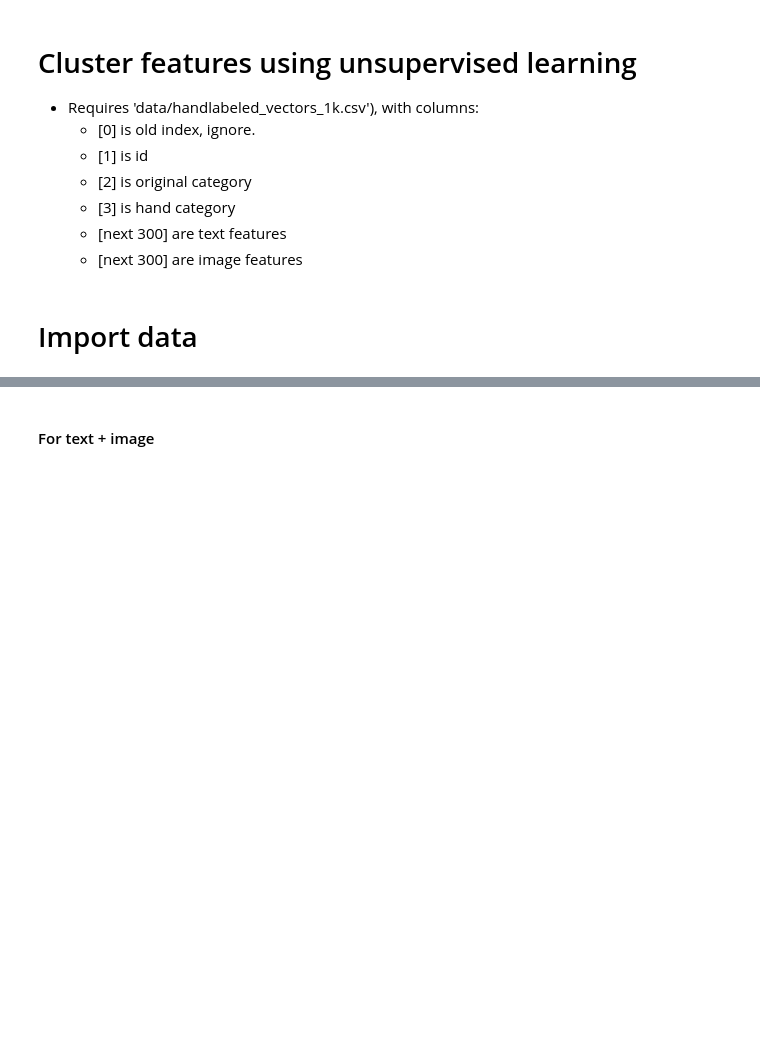
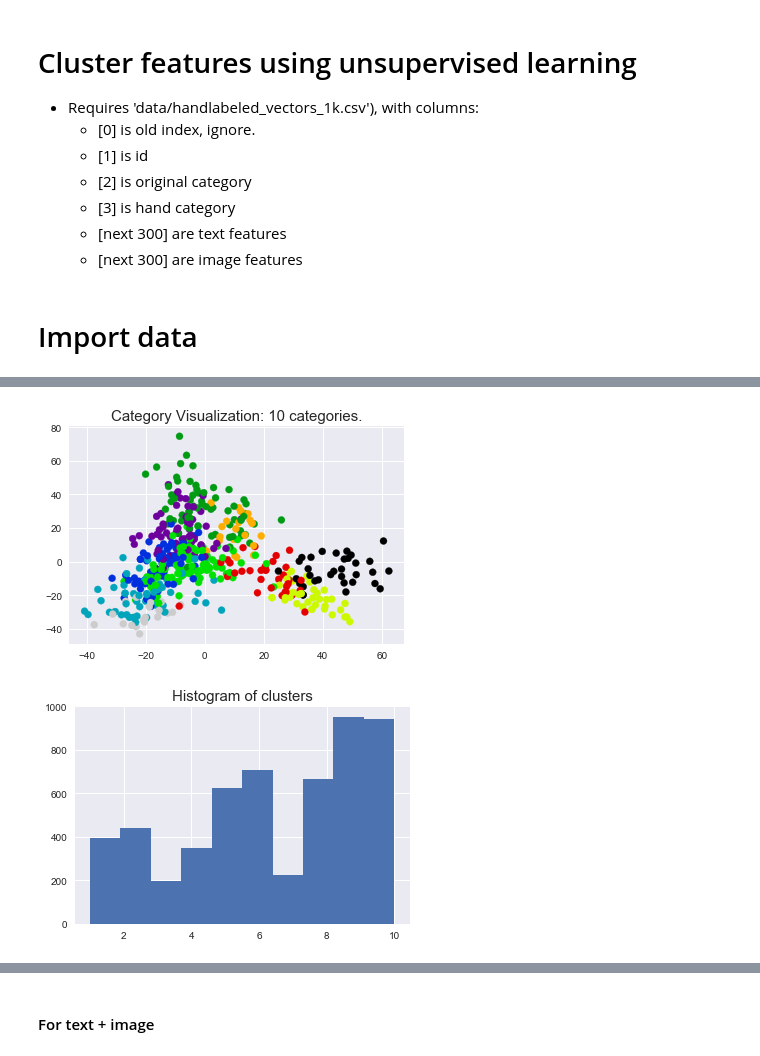
Before and after one commit to janelleszary/intuiShop, a Jupyter notebook: cluster_features.ipynb, the cells around one changed output, grey strips where cells are left out. Saved outputs shown, nothing was run; the diff lists cells and outputs as text; code cells hidden in the pictures; blank space fills up the shorter version.

```diff
--- a/cluster_features.ipynb
+++ b/cluster_features.ipynb
@@ -57,0 +155,5 @@ tx_kmeans_pred = tx_kmeans.labels_
+# %%
+clusters10 = Z_euclidean.plot_scatcats(X_set1, max_d=700)
+# %% [output]
+[figure, added]
+[figure, added]
```
Also changed, not shown: parts of 40 cells of this notebook, 1 other file.
